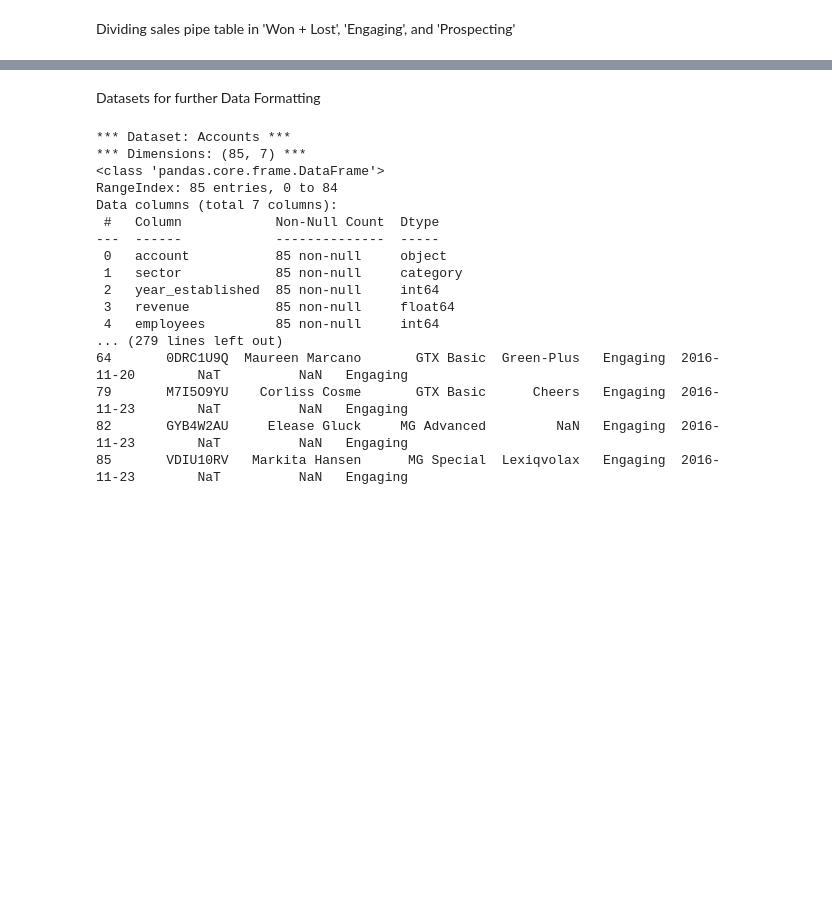
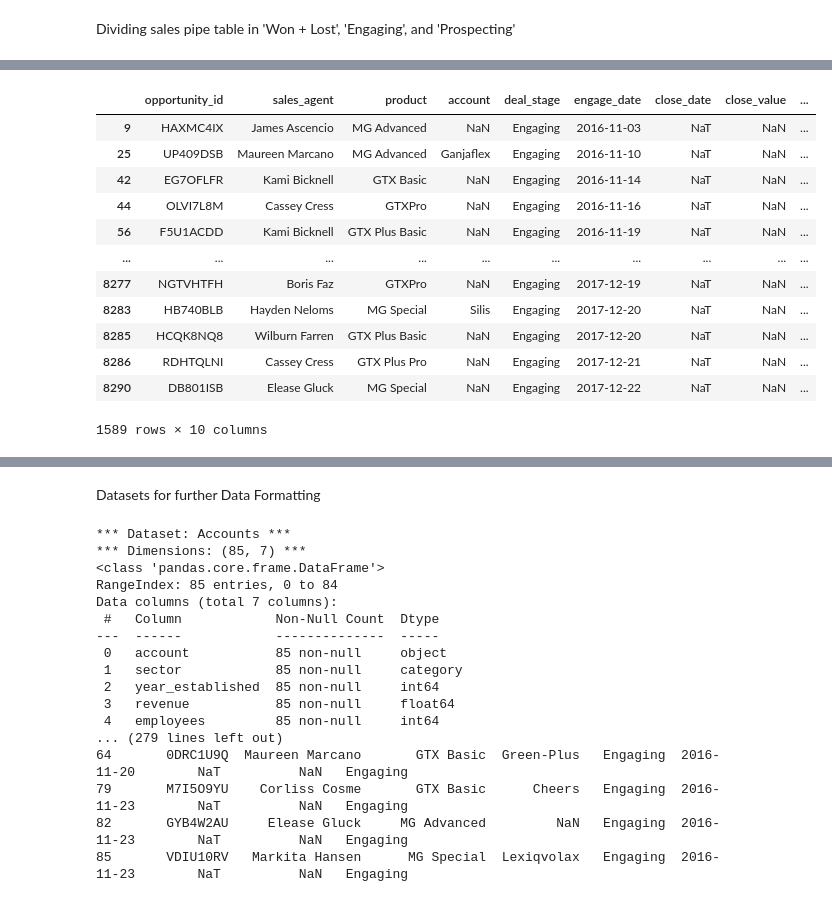
Before and after one commit to SuyogPatgave/Python_Codes-Projects, a Jupyter notebook: CRM_Project.ipynb, the cells around one changed output, grey strips where cells are left out. Saved outputs shown, nothing was run; the diff lists cells and outputs as text; code cells hidden in the pictures; blank space fills up the shorter version.

```diff
--- a/CRM_Project.ipynb
+++ b/CRM_Project.ipynb
@@ -336,2 +398,19 @@ Data type: category
 Total engaging records with an account: 501
+# %%
+#Viewing data
+sales_pipe_engage
+# %% [output]
+|  | opportunity_id | sales_agent | product | account | deal_stage | engage_date | close_date | close_value | ... |
+| 9 | HAXMC4IX | James Ascencio | MG Advanced | NaN | Engaging | 2016-11-03 | NaT | NaN | ... |
+| 25 | UP409DSB | Maureen Marcano | MG Advanced | Ganjaflex | Engaging | 2016-11-10 | NaT | NaN | ... |
+| 42 | EG7OFLFR | Kami Bicknell | GTX Basic | NaN | Engaging | 2016-11-14 | NaT | NaN | ... |
+| 44 | OLVI7L8M | Cassey Cress | GTXPro | NaN | Engaging | 2016-11-16 | NaT | NaN | ... |
+| 56 | F5U1ACDD | Kami Bicknell | GTX Plus Basic | NaN | Engaging | 2016-11-19 | NaT | NaN | ... |
+| ... | ... | ... | ... | ... | ... | ... | ... | ... | ... |
+| 8277 | NGTVHTFH | Boris Faz | GTXPro | NaN | Engaging | 2017-12-19 | NaT | NaN | ... |
+| 8283 | HB740BLB | Hayden Neloms | MG Special | Silis | Engaging | 2017-12-20 | NaT | NaN | ... |
+| 8285 | HCQK8NQ8 | Wilburn Farren | GTX Plus Basic | NaN | Engaging | 2017-12-20 | NaT | NaN | ... |
+| 8286 | RDHTQLNI | Cassey Cress | GTX Plus Pro | NaN | Engaging | 2017-12-21 | NaT | NaN | ... |
+| 8290 | DB801ISB | Elease Gluck | MG Special | NaN | Engaging | 2017-12-22 | NaT | NaN | ... |
+1589 rows × 10 columns
 # %%
```
Also changed, not shown: parts of 23 cells of this notebook.
